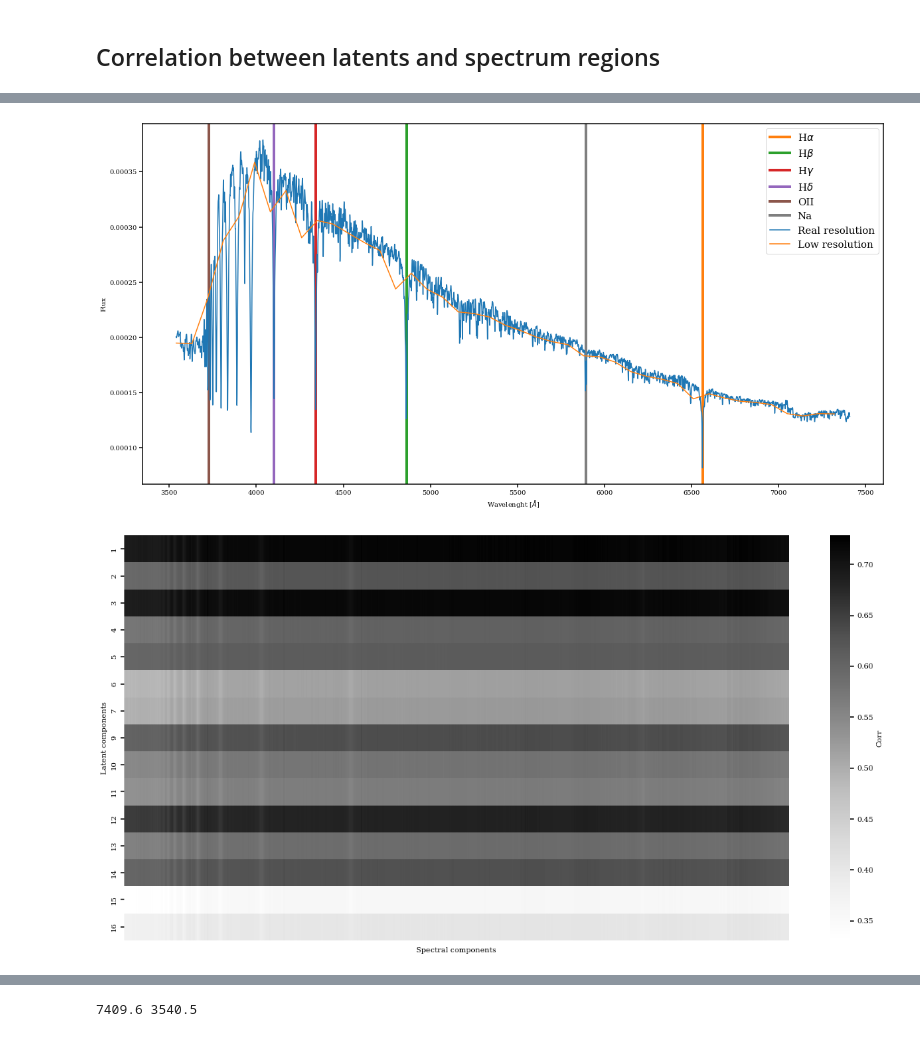
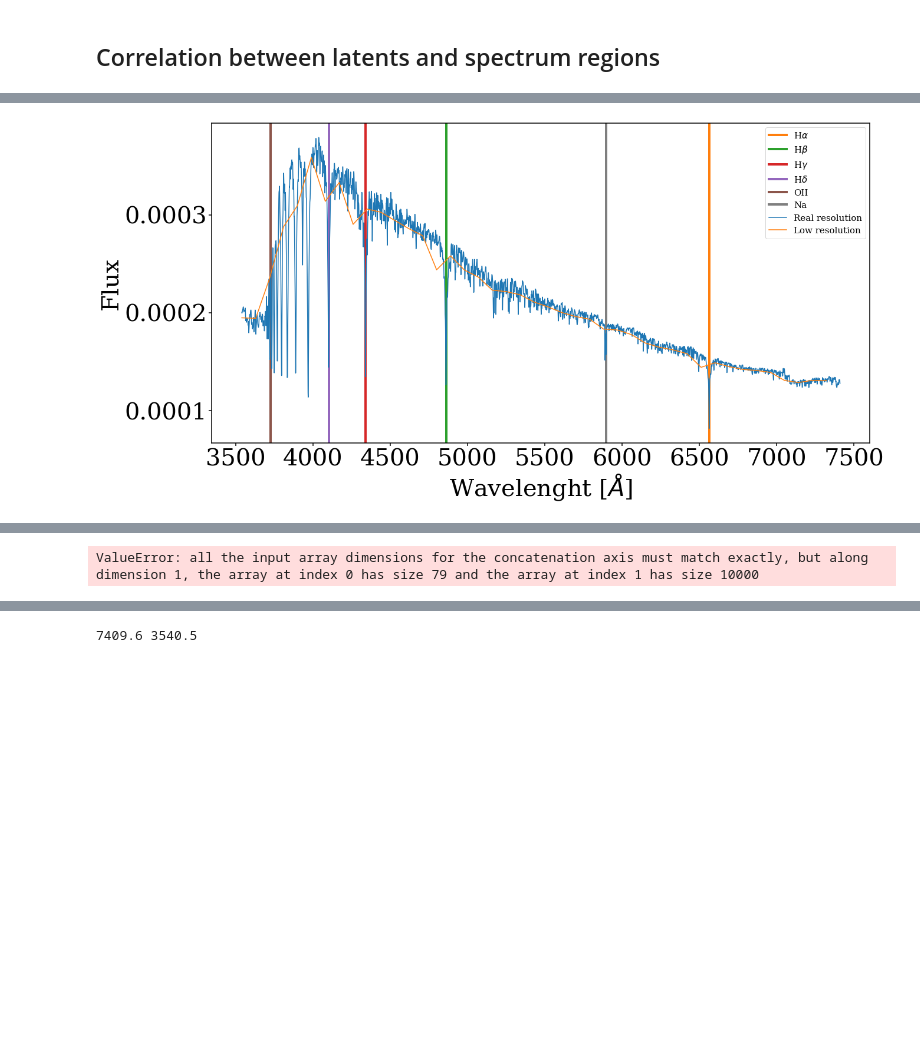
Before and after one commit to patriglesias/SBI_SFHs, a Jupyter notebook: spender/latents_diagnosis.ipynb, the cells around one changed output, grey strips where cells are left out. Saved outputs shown, nothing was run; the diff lists cells and outputs as text; code cells hidden in the pictures; blank space fills up the shorter version.

```diff
--- a/spender/latents_diagnosis.ipynb
+++ b/spender/latents_diagnosis.ipynb
@@ -17,6 +17,7 @@ mpl.rcParams['ytick.major.size'] = 5
 mpl.rcParams['ytick.major.width'] = 1.5
 mpl.rcParams['legend.frameon'] = True
 mpl.rcParams['font.size'] = 40
+mpl.rcParams["figure.figsize"] = (15,10)
 # %%
 #linear-exp SFHs
 """wave=np.load('./saved_input/waves.npy')
@@ -28,9 +29,9 @@ print(np.shape(y_test),np.shape(ys_),np.shape(latents))"""
 
 #non-parametric SFHs from dense_basis
 
-wave=np.load('../non_parametric_sfh/wave_1e5_non_par.npy')
-ind_sh=np.load('../non_parametric_sfh/ind_sh_1e5.npy')
-seds=np.load('../non_parametric_sfh/seds_1e5_non_par.npy')[ind_sh,:][90000:,:]
+wave=np.load('../non_parametric_sfh/input/wave_1e5_non_par.npy')
+ind_sh=np.load('../non_parametric_sfh/input/ind_sh_1e5.npy')
+seds=np.load('../../seds_large/non_parametric_sfh/seds_1e5_non_par.npy')[ind_sh,:][90000:,:]
 # %%
 x_test=seds
 y_test=np.load('../non_parametric_sfh/saved_models/y_test.npy',allow_pickle=True)
@@ -500,7 +481,7 @@ plt.axvline(5895.6,label='Na',lw=4,c=color[6])
 
 plt.plot(wave,x_test[100,:],label='Real resolution') #real spectra
 plt.plot(wave[::100],x_test_short[100,:],label='Low resolution') #low resolution spectra
-plt.xlabel('Wavelenght [$\\AA$]')
+plt.xlabel('Wavelength [$\\AA$]')
 plt.ylabel('Flux')
 #plt.grid()
 
@@ -517,33 +498,32 @@ corr_map_imp=corr_map[:16,16:]
 corr_map_imp = np.delete(corr_map_imp, 7, axis=0)
 
 
 #doesnt matter the sign of the correlation
 plt.figure(figsize=(20,10))
 sns.heatmap(np.abs(corr_map_imp), cmap='Greys',vmin=np.min(np.abs(corr_map_imp)), vmax=np.max(np.abs(corr_map_imp)),xticklabels=[],\
             yticklabels=[1,2,3,4,5,6,7,9,10,11,12,13,14,15,16],cbar_kws={'label': 'Corr'})
 plt.xlabel('Spectral components')
 plt.ylabel('Latent components')
 #plt.savefig('corr_spectra_allpos_smooth.png')
 plt.show()
 
 
 
 
 
 corr_map=np.corrcoef(latents,x_test_short,rowvar=False)
 corr_map_imp=corr_map[:16,16:]
 #remove component 7 (anormal values)
 corr_map_imp = np.delete(corr_map_imp, 7, axis=0)
 
 
 #doesnt matter the sign of the correlation
 plt.figure(figsize=(20,10))
 sns.heatmap(np.abs(corr_map_imp), cmap='Greys',vmin=np.min(np.abs(corr_map_imp)), vmax=np.max(np.abs(corr_map_imp)),xticklabels=[],\
             yticklabels=[1,2,3,4,5,6,7,9,10,11,12,13,14,15,16],cbar_kws={'label': 'Corr'})
 plt.xlabel('Spectral components')
 plt.ylabel('Latent components')
-#plt.savefig('corr_spectra_allpos.png')
+plt.savefig('corr_spectra_allpos.png')
 plt.show()
 # %% [output]
-[figure, old version]
+[figure, new version]
-[figure, removed]
@@ -551,3 +530,4 @@ plt.show()
+ValueError: all the input array dimensions for the concatenation axis must match exactly, but along dimension 1, the array at index 0 has size 79 and the array at index 1 has size 10000
 # %%
 #the same but component by component to see better the colorbar
 
```
Also changed, not shown: parts of 4 cells of this notebook, 23 other files.
